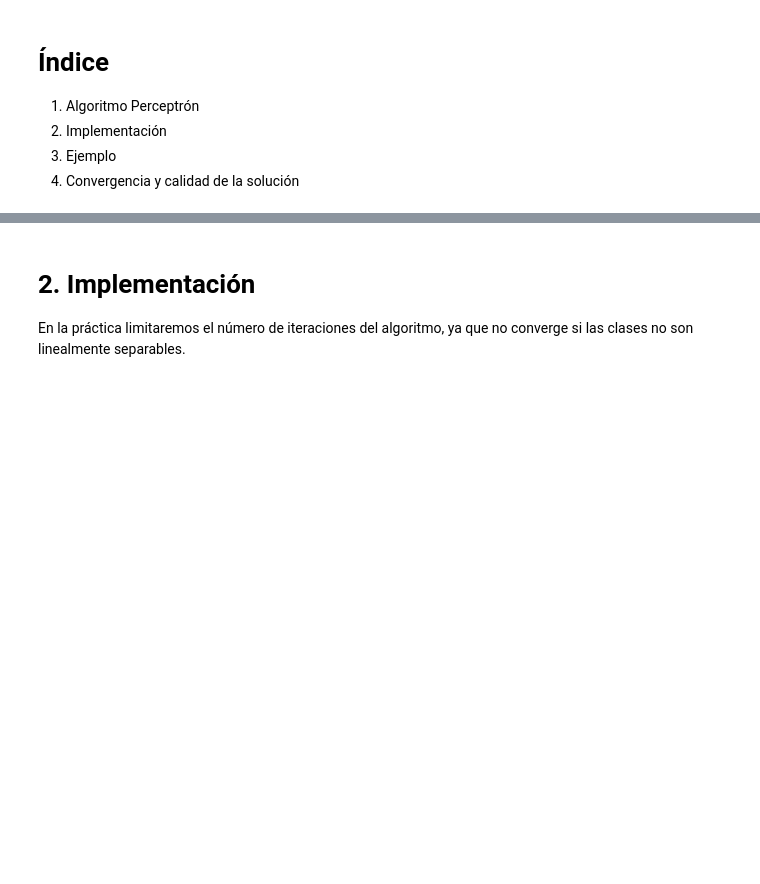
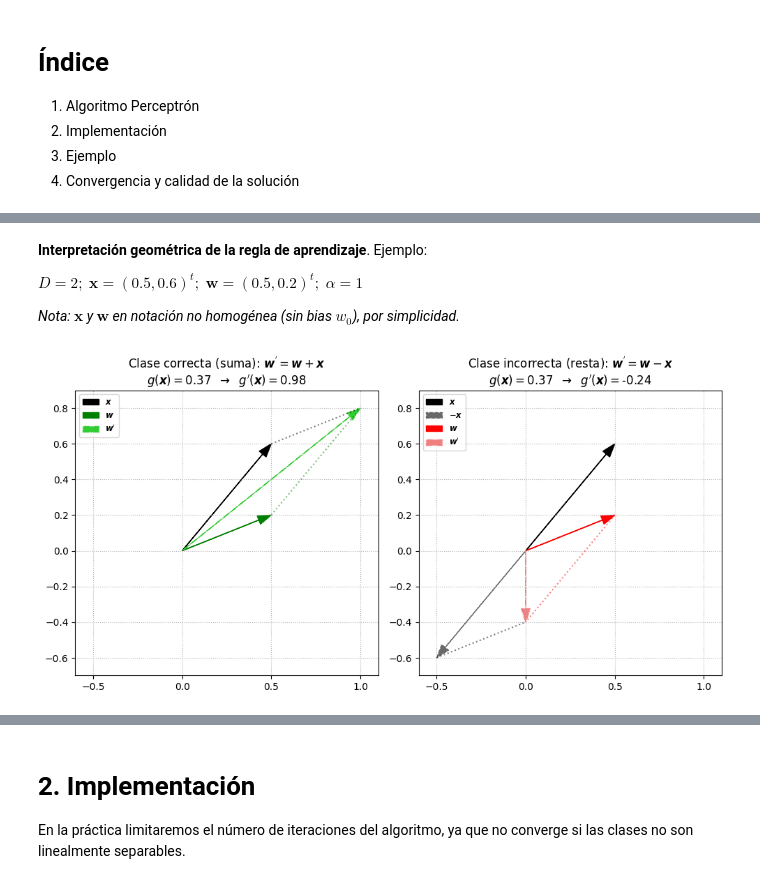
Before and after one commit to jsilvestreUPV/SIN-EPSA, a Jupyter notebook: B2/Teo/T3: Aprendizaje Supervisado: regresión logística/T3.2a Algoritmo Perceptrón.ipynb, the cells around one changed output, grey strips where cells are left out. Cells and saved outputs as stored; diff of their text form; code cells hidden in the pictures; blank space fills up the shorter version.

Commit message:
Added geometric interpretation of perceptron update heuristics

```diff
--- a/B2/Teo/T3: Aprendizaje Supervisado: regresión logística/T3.2a Algoritmo Perceptrón.ipynb
+++ b/B2/Teo/T3: Aprendizaje Supervisado: regresión logística/T3.2a Algoritmo Perceptrón.ipynb
@@ -55,0 +51,58 @@ $$\mathcal{L}(\{\boldsymbol{w}_c\})%
+# %% [markdown]
+**Interpretación geométrica de la regla de aprendizaje**. Ejemplo:
+
+$D=2; \; \boldsymbol{x} = (0.5, 0.6)^t; \; \boldsymbol{w} = (0.5, 0.2)^t; \; \alpha = 1$
+
+*Nota: $\boldsymbol{x}$ y $\boldsymbol{w}$ en notación no homogénea (sin bias $w_0$), por simplicidad.*
+# %%
+import numpy as np
+import matplotlib.pyplot as plt
+
+def plot_percept_update(ax, w_old, x, alpha=1, operation='add'):
+    if operation == 'add':
+        w_new = w_old + alpha * x
+        title = r"Clase correcta (suma): $\boldsymbol{w}^{'} = \boldsymbol{w} + \boldsymbol{x}$"
+        color = 'green'
+        color_new = 'limegreen'
+    else:
+        w_new = w_old - alpha * x
+        title = r"Clase incorrecta (resta): $\boldsymbol{w}^{'} = \boldsymbol{w} - \boldsymbol{x}$"
+        color = 'red'
+        color_new = 'lightcoral'
+
+    g_old = np.dot(w_old, x)
+    g_new = np.dot(w_new, x)
+
+    ax.arrow(0, 0, x[0], x[1], head_width=0.05, fc='black', ec='black', label=r'$\boldsymbol{x}$', length_includes_head=True)
+    if operation != 'add':
+        ax.arrow(0, 0, -x[0], -x[1], head_width=0.05, fc='dimgray', ec='dimgray', label=r'$-\boldsymbol{x}$', length_includes_head=True, linestyle='dashed')
+    ax.arrow(0, 0, w_old[0], w_old[1], head_width=0.05, fc=color, ec=color, label=r'$\boldsymbol{w}$', length_includes_head=True)
+    ax.arrow(0, 0, w_new[0], w_new[1], head_width=0.05, fc=color_new, ec=color_new, label=r'$\boldsymbol{w}^{\prime}$', length_includes_head=True, linestyle='dashdot')
+
+
+    if operation == 'add':
+         ax.plot([w_old[0], w_new[0]], [w_old[1], w_new[1]], color='green', linestyle='dotted', alpha=0.5)
+         ax.plot([x[0], w_new[0]], [x[1], w_new[1]], color='black', linestyle='dotted', alpha=0.5)
+    else:
+         ax.plot([w_old[0], w_new[0]], [w_old[1], w_new[1]], color='red', linestyle='dotted', alpha=0.5)
+         ax.plot([-x[0], w_new[0]], [-x[1], w_new[1]], color='black', linestyle='dotted', alpha=0.5)
+
+    ax.set_title(title + "\n" + r"$g(\boldsymbol{x})=$" + f"${g_old:.2f}$" + r" $\;\to\;$ $g'(\boldsymbol{x})=$" + f"{g_new:.2f}")
+    ax.set_xlim(-0.6, 1.1); ax.set_xticks(np.arange(-0.5, 1.5, 0.5))
+    ax.set_ylim(-0.7, 0.9)
+    ax.grid(True, linestyle=':')
+    ax.legend(loc='upper left', fontsize='small')
+    ax.set_aspect('equal')
+
+w = np.array([0.5, 0.2])
+x = np.array([0.5, 0.6])
+
+fig, axs = plt.subplots(1, 2, figsize=(10, 5))
+
+plot_percept_update(axs[0], w, x, operation='add')
+plot_percept_update(axs[1], w, x, operation='subtract')
+
+plt.tight_layout()
+plt.show()
+# %% [output]
+[figure, added]
```
Also changed, not shown: parts of 3 cells of this notebook, 1 other file.
